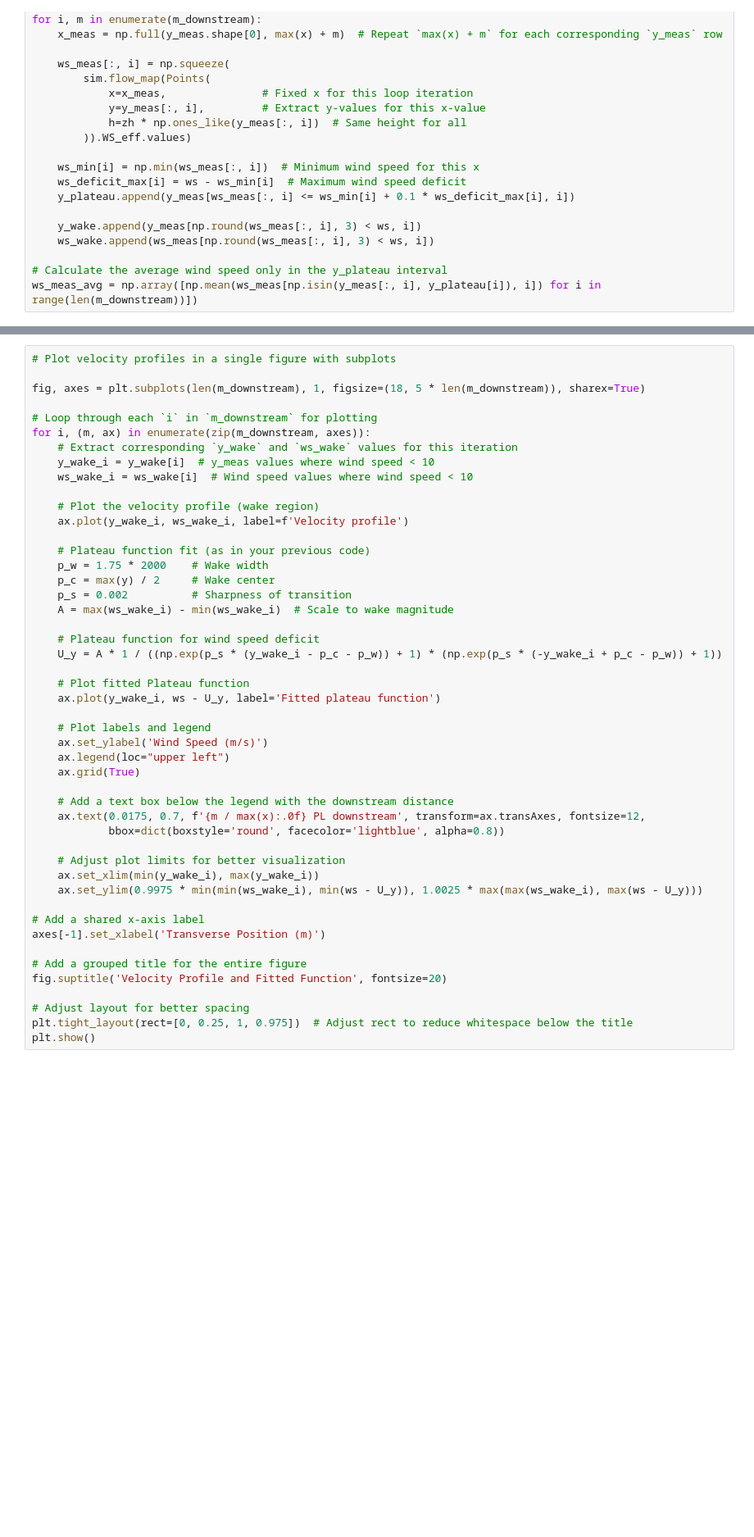
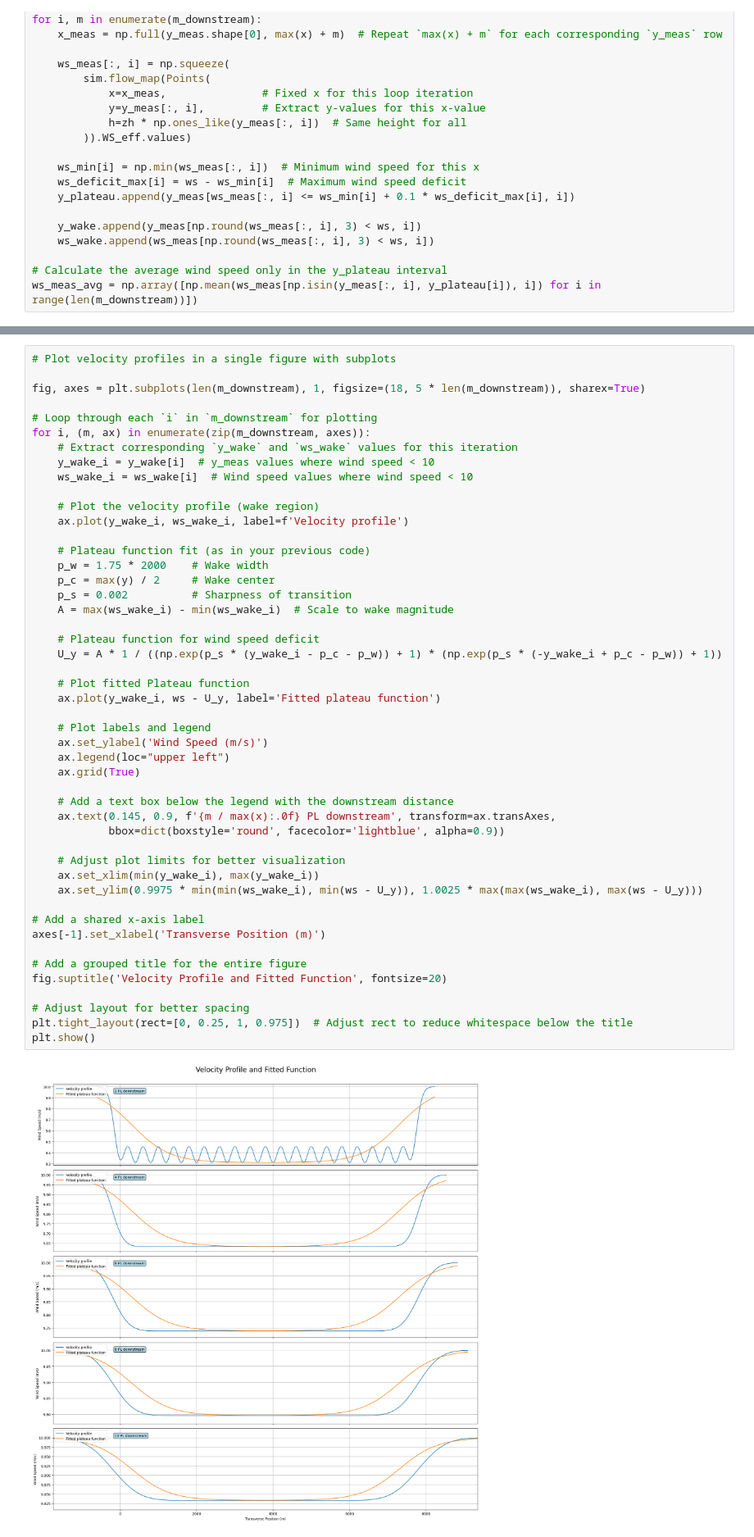
Before and after one commit to marcinsadowy/WTABL, a Jupyter notebook: fuckingforfra.ipynb, the cells around one changed output, grey strips where cells are left out. Shown at 82% size. Cells and saved outputs as stored; diff of their text form; blank space fills up the shorter version.

```diff
--- a/fuckingforfra.ipynb
+++ b/fuckingforfra.ipynb
@@ -158,32 +160,34 @@ for i, (m, ax) in enumerate(zip(m_downstream, axes)):
     p_c = max(y) / 2     # Wake center
     p_s = 0.002          # Sharpness of transition
     A = max(ws_wake_i) - min(ws_wake_i)  # Scale to wake magnitude
 
     # Plateau function for wind speed deficit
     U_y = A * 1 / ((np.exp(p_s * (y_wake_i - p_c - p_w)) + 1) * (np.exp(p_s * (-y_wake_i + p_c - p_w)) + 1))
 
     # Plot fitted Plateau function
     ax.plot(y_wake_i, ws - U_y, label='Fitted plateau function')
 
     # Plot labels and legend
     ax.set_ylabel('Wind Speed (m/s)')
     ax.legend(loc="upper left")
     ax.grid(True)
 
     # Add a text box below the legend with the downstream distance
-    ax.text(0.0175, 0.7, f'{m / max(x):.0f} PL downstream', transform=ax.transAxes, fontsize=12,
-            bbox=dict(boxstyle='round', facecolor='lightblue', alpha=0.8))
+    ax.text(0.145, 0.9, f'{m / max(x):.0f} PL downstream', transform=ax.transAxes,
+            bbox=dict(boxstyle='round', facecolor='lightblue', alpha=0.9))
 
     # Adjust plot limits for better visualization
     ax.set_xlim(min(y_wake_i), max(y_wake_i))
     ax.set_ylim(0.9975 * min(min(ws_wake_i), min(ws - U_y)), 1.0025 * max(max(ws_wake_i), max(ws - U_y)))
 
 # Add a shared x-axis label
 axes[-1].set_xlabel('Transverse Position (m)')
 
 # Add a grouped title for the entire figure
 fig.suptitle('Velocity Profile and Fitted Function', fontsize=20)
 
 # Adjust layout for better spacing
 plt.tight_layout(rect=[0, 0.25, 1, 0.975])  # Adjust rect to reduce whitespace below the title
 plt.show()
+# %% [output]
+[figure, added]
```
Also changed, not shown: parts of 2 cells of this notebook.
